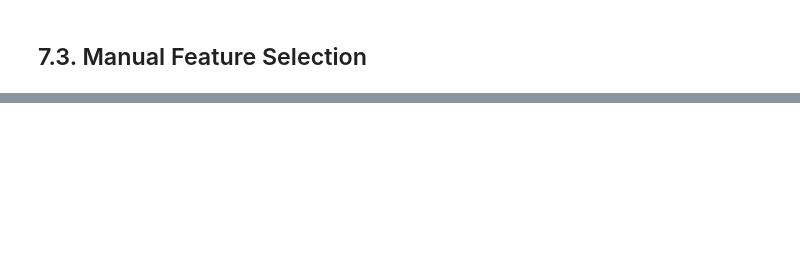
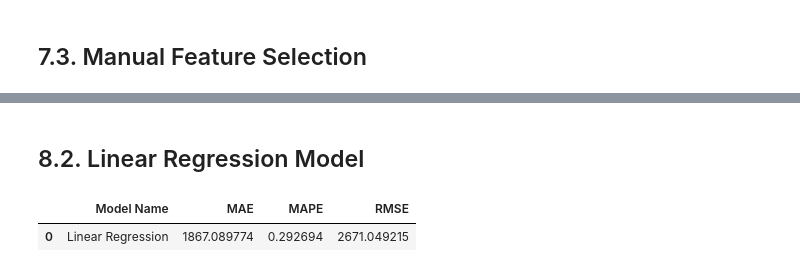
Before and after one commit to rvieira94/cds_03_ds_em_producao, a Jupyter notebook: ds_producao.ipynb, the cells around one changed output, grey strips where cells are left out. Drawn from its saved outputs; the diff is of its cells as text; code cells hidden in the pictures; blank space fills up the shorter version.

```diff
--- a/ds_producao.ipynb
+++ b/ds_producao.ipynb
@@ -52,6 +50,19 @@ def cramer_v(x,y):
   rcorr = r-(r-1)**2/(n-1)
 
   return np.sqrt((chi2corr/n)/(min(kcorr-1,rcorr-1)))
+
+def ml_error( model_name, y, yhat ):
+  y = np.expm1(y)
+  yhat = np.expm1(yhat)
+
+  mae = mean_absolute_error( y, yhat )
+  mape = mean_absolute_percentage_error( y, yhat )
+  rmse = np.sqrt( mean_squared_error( y, yhat ) )
+
+  return pd.DataFrame( { 'Model Name': model_name,
+                         'MAE': mae,
+                         'MAPE': mape,
+                         'RMSE': rmse }, index=[0] )
 # %% [markdown]
 ## 0.2 Loading Data
 # %%
@@ -932,17 +943,17 @@ cols_drop = [ 'day_of_week', 'month', 'day', 'week_of_year', 'year_week', 'compe
 df7 = df7.drop( cols_drop, axis=1 )
 # %%
 # training dataset - all sales until the last 6 weeks
-x_train = df7[df7['date'] < '2015-06-19']
-y_train = x_train['sales']
+X_train = df7[df7['date'] < '2015-06-19']
+y_train = X_train['sales']
 
 # test dataset - last 6 weeks of sales
-x_test = df7[df7['date'] >= '2015-06-19']
-y_test = x_test['sales']
+X_test = df7[df7['date'] >= '2015-06-19']
+y_test = X_test['sales']
 
-print('Training Min Date: {}'.format(x_train['date'].min()))
-print('Training Max Date: {}'.format(x_train['date'].max()))
-print('Test Min Date: {}'.format(x_test['date'].min()))
-print('Test Max Date: {}'.format(x_test['date'].max()))
+print('Training Min Date: {}'.format(X_train['date'].min()))
+print('Training Max Date: {}'.format(X_train['date'].max()))
+print('Test Min Date: {}'.format(X_test['date'].min()))
+print('Test Max Date: {}'.format(X_test['date'].max()))
 # %% [output]
 Training Min Date: 2013-01-01 00:00:00
 Training Max Date: 2015-06-18 00:00:00
@@ -1033,4 +993,4 @@ cols_selected_boruta = ['store', 'promo', 'store_type', 'assortment', 'competiti
 feat_to_add = ['date','sales']
 
 # final features
-cols_selected_boruta.extend(feat_to_add)
+#cols_selected_boruta.extend(feat_to_add)
@@ -1056,0 +1005,3 @@ cols_selected_boruta
+# %%
+x_train = X_train[cols_selected_boruta]
+x_test = X_test[cols_selected_boruta]
@@ -1056,0 +1023,15 @@ cols_selected_boruta
+# %% [markdown]
+## 8.2. Linear Regression Model
+# %%
+# model
+lr = LinearRegression().fit( x_train, y_train )
+
+# prediction
+yhat_lr = lr.predict( x_test )
+
+# performance
+lr_result = ml_error('Linear Regression', y_test, yhat_lr )
+lr_result
+# %% [output]
+|  | Model Name | MAE | MAPE | RMSE |
+| 0 | Linear Regression | 1867.089774 | 0.292694 | 2671.049215 |
```
Also changed, not shown: parts of 17 cells of this notebook.
